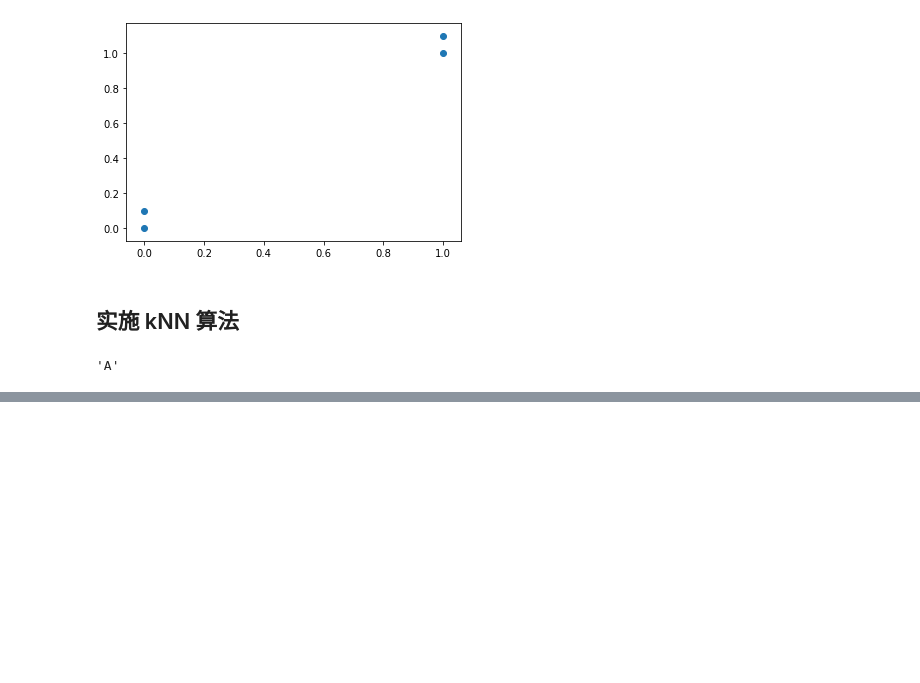
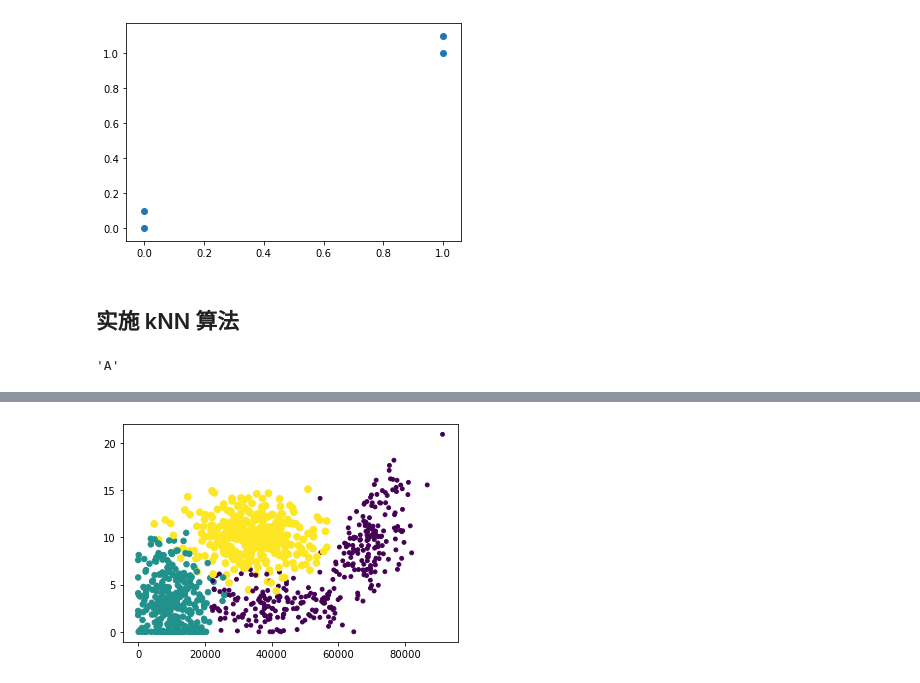
Before and after one commit to adairhu/Machine-Learning, a Jupyter notebook: ML个人笔记/Machine-Learning笔记本.ipynb, the cells around one changed output, grey strips where cells are left out. Cells and saved outputs as stored; diff of their text form; code cells hidden in the pictures; blank space fills up the shorter version.

```diff
--- a/ML个人笔记/Machine-Learning笔记本.ipynb
+++ b/ML个人笔记/Machine-Learning笔记本.ipynb
@@ -117,0 +171,7 @@ classify0([10,10], groups, labels, 3)
+# %%
+# 分析数据2
+plt.scatter(data[:, 0], data[:, 1], s=15.0*np.array(labels),
+                c=150.0*np.array(labels))
+plt.show()
+# %% [output]
+[figure, added]
```
Also changed, not shown: parts of 22 cells of this notebook, 1 other file.
